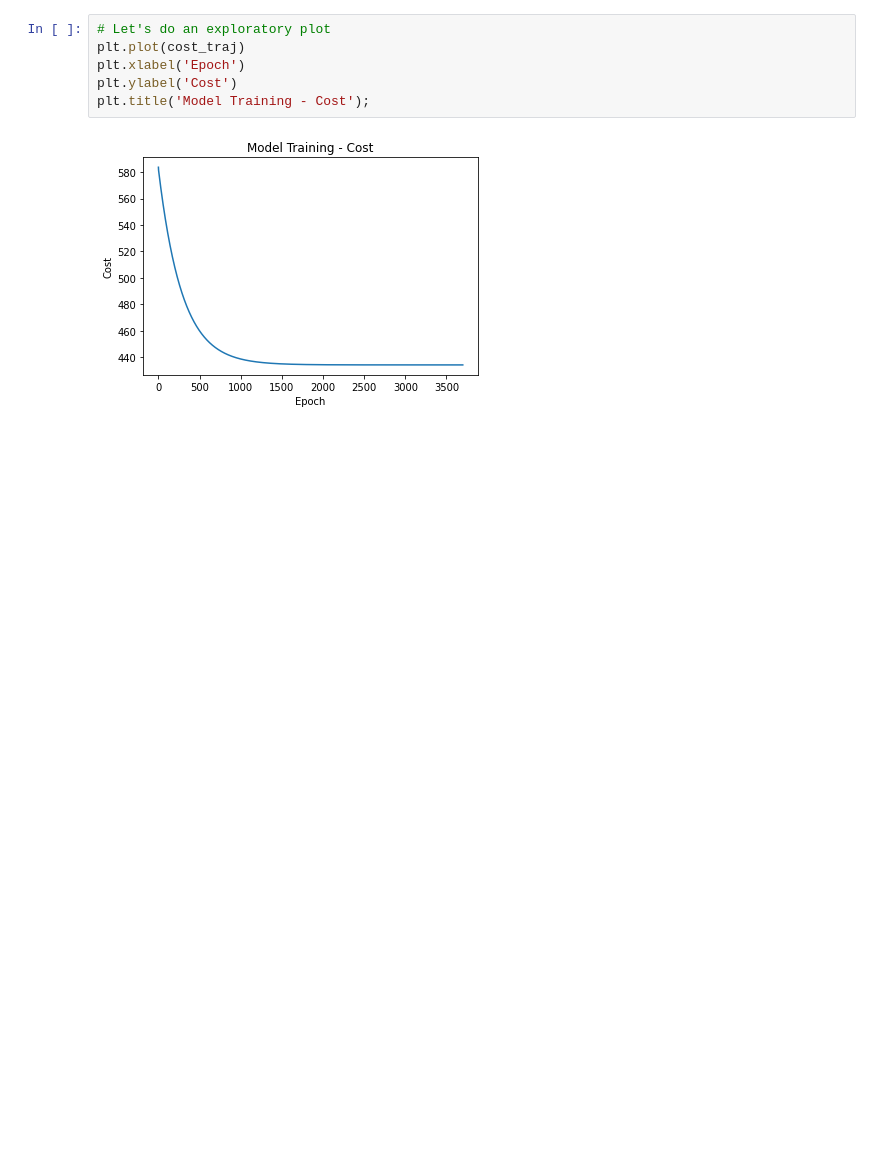
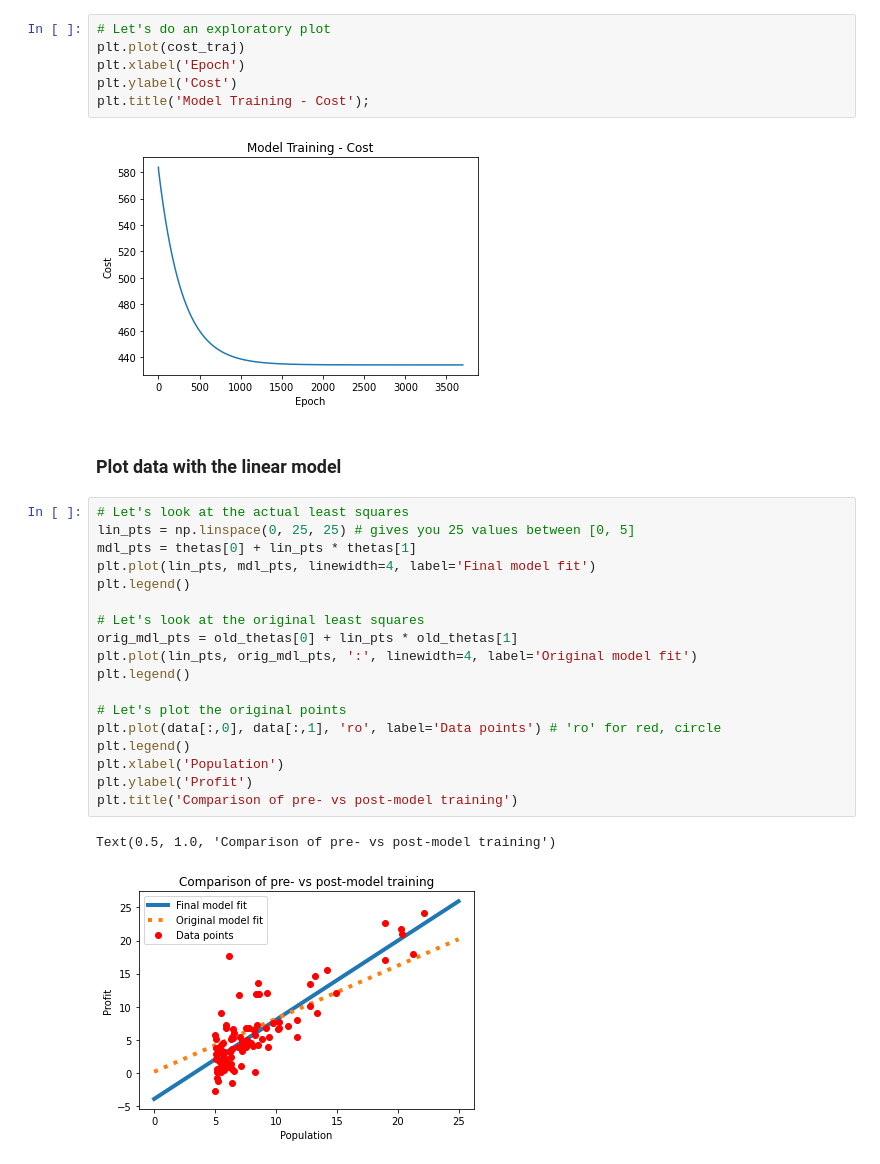
Before and after one commit to gentryae/ML_classwork, a Jupyter notebook: A8_pt1.ipynb, the cells around one changed output. Saved outputs shown, nothing was run; the diff lists cells and outputs as text; blank space fills up the shorter version.

```diff
--- a/A8_pt1.ipynb
+++ b/A8_pt1.ipynb
@@ -262,3 +241,26 @@ plt.ylabel('Cost')
 plt.title('Model Training - Cost');
 # %% [output]
 [figure]
+# %% [markdown]
+### Plot data with the linear model
+# %%
+# Let's look at the actual least squares
+lin_pts = np.linspace(0, 25, 25) # gives you 25 values between [0, 5]
+mdl_pts = thetas[0] + lin_pts * thetas[1]
+plt.plot(lin_pts, mdl_pts, linewidth=4, label='Final model fit')
+plt.legend()
+
+# Let's look at the original least squares
+orig_mdl_pts = old_thetas[0] + lin_pts * old_thetas[1]
+plt.plot(lin_pts, orig_mdl_pts, ':', linewidth=4, label='Original model fit')
+plt.legend()
+
+# Let's plot the original points
+plt.plot(data[:,0], data[:,1], 'ro', label='Data points') # 'ro' for red, circle
+plt.legend()
+plt.xlabel('Population')
+plt.ylabel('Profit')
+plt.title('Comparison of pre- vs post-model training')
+# %% [output]
+Text(0.5, 1.0, 'Comparison of pre- vs post-model training')
+[figure, added]
```
Also changed, not shown: parts of 1 cell of this notebook.
